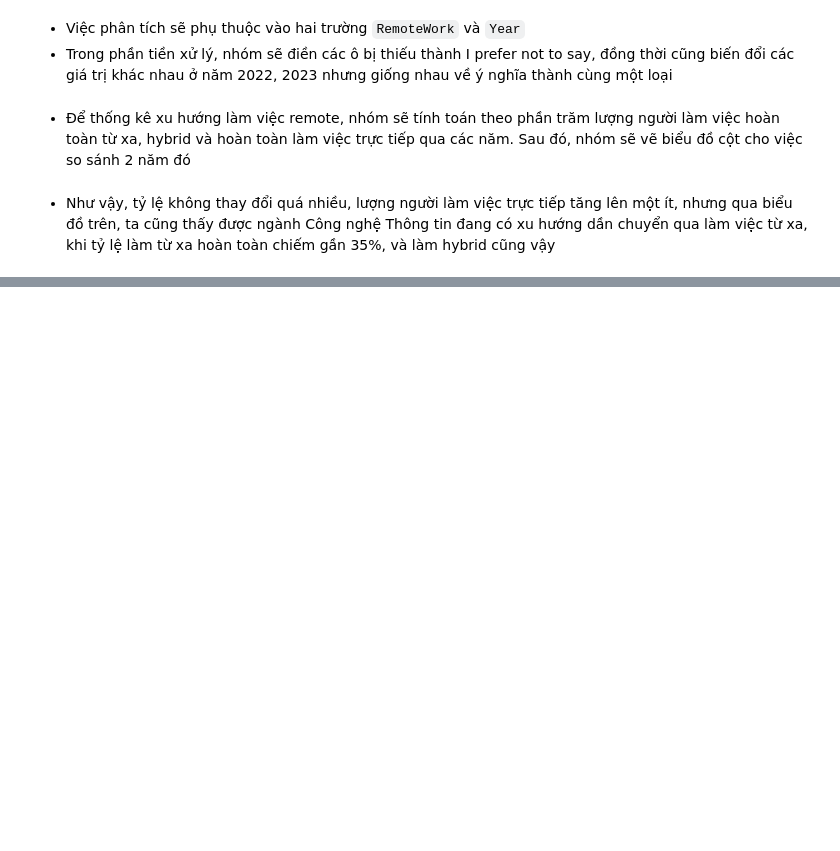
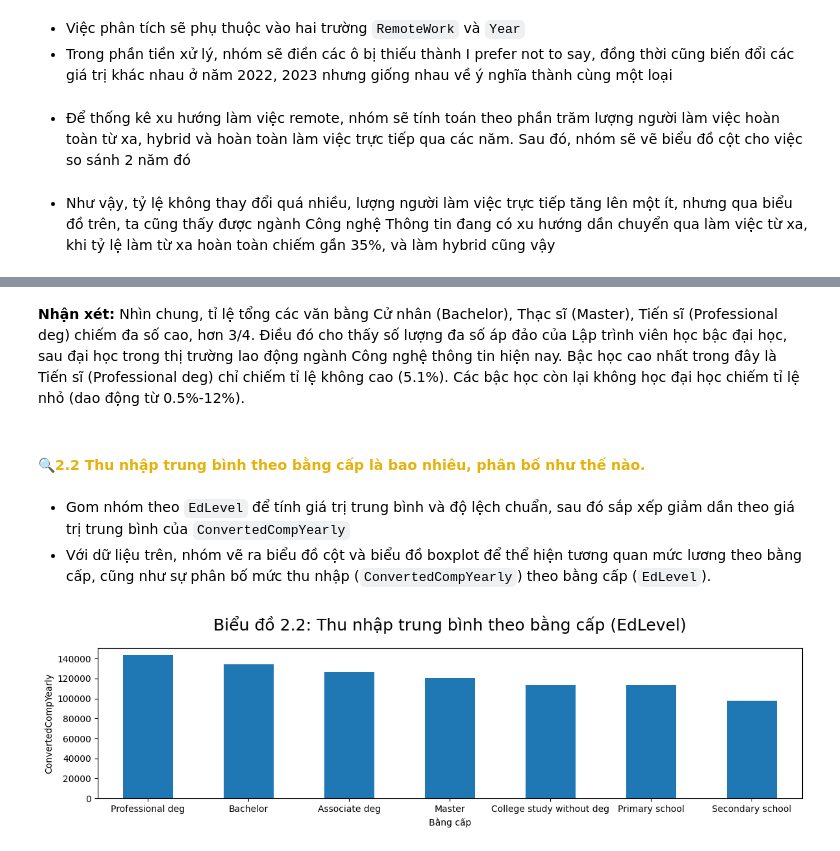
Before and after one commit to BoonRealCuaaaaa/P4DS-final, a Jupyter notebook: 03_04_Asking-and-Aswer-Questions.ipynb, the cells around one changed output, grey strips where cells are left out. Cells and saved outputs as stored; diff of their text form; code cells hidden in the pictures; blank space fills up the shorter version.

```diff
--- a/03_04_Asking-and-Aswer-Questions.ipynb
+++ b/03_04_Asking-and-Aswer-Questions.ipynb
@@ -199,0 +281,18 @@ plt.show()
+# %% [markdown]
+<b>Nhận xét:</b> Nhìn chung, tỉ lệ tổng các văn bằng Cử nhân (Bachelor), Thạc sĩ (Master), Tiến sĩ (Professional deg) chiếm đa số cao, hơn 3/4. Điều đó cho thấy số lượng đa số áp đảo của Lập trình viên học bậc đại học, sau đại học trong thị trường lao động ngành Công nghệ thông tin hiện nay. Bậc học cao nhất trong đây là Tiến sĩ (Professional deg) chỉ chiếm tỉ lệ không cao (5.1%). Các bậc học còn lại không học đại học chiếm tỉ lệ nhỏ (dao động từ 0.5%-12%).
+# %% [markdown]
+#### **<font color = #E7B10A> 🔍2.2 Thu nhập trung bình theo bằng cấp là bao nhiêu, phân bố như thế nào.** </font>
+# %% [markdown]
+- Gom nhóm theo `EdLevel` để tính giá trị trung bình và độ lệch chuẩn, sau đó sắp xếp giảm dần theo giá trị trung bình của `ConvertedCompYearly`
+- Với dữ liệu trên, nhóm vẽ ra biểu đồ cột và biểu đồ boxplot để thể hiện tương quan mức lương theo bằng cấp, cũng như sự phân bố mức thu nhập (`ConvertedCompYearly`) theo bằng cấp (`EdLevel`).
+# %%
+df_compen_by_edu = df_edu[['EdLevel', 'ConvertedCompYearly']].groupby('EdLevel').agg(['mean', 'std'])
+df_compen_by_edu = df_compen_by_edu.sort_values(('ConvertedCompYearly', 'mean'), ascending=False)
+
+df_compen_by_edu[('ConvertedCompYearly', 'mean')].plot.bar(figsize=(14, 3))
+plt.xticks(rotation=0)
+plt.xlabel('Bằng cấp')
+plt.ylabel('ConvertedCompYearly')
+plt.title('Biểu đồ 2.2: Thu nhập trung bình theo bằng cấp (EdLevel)', fontsize=18, pad=20);
+# %% [output]
+[figure, added]
```
Also changed, not shown: parts of 34 cells of this notebook.
